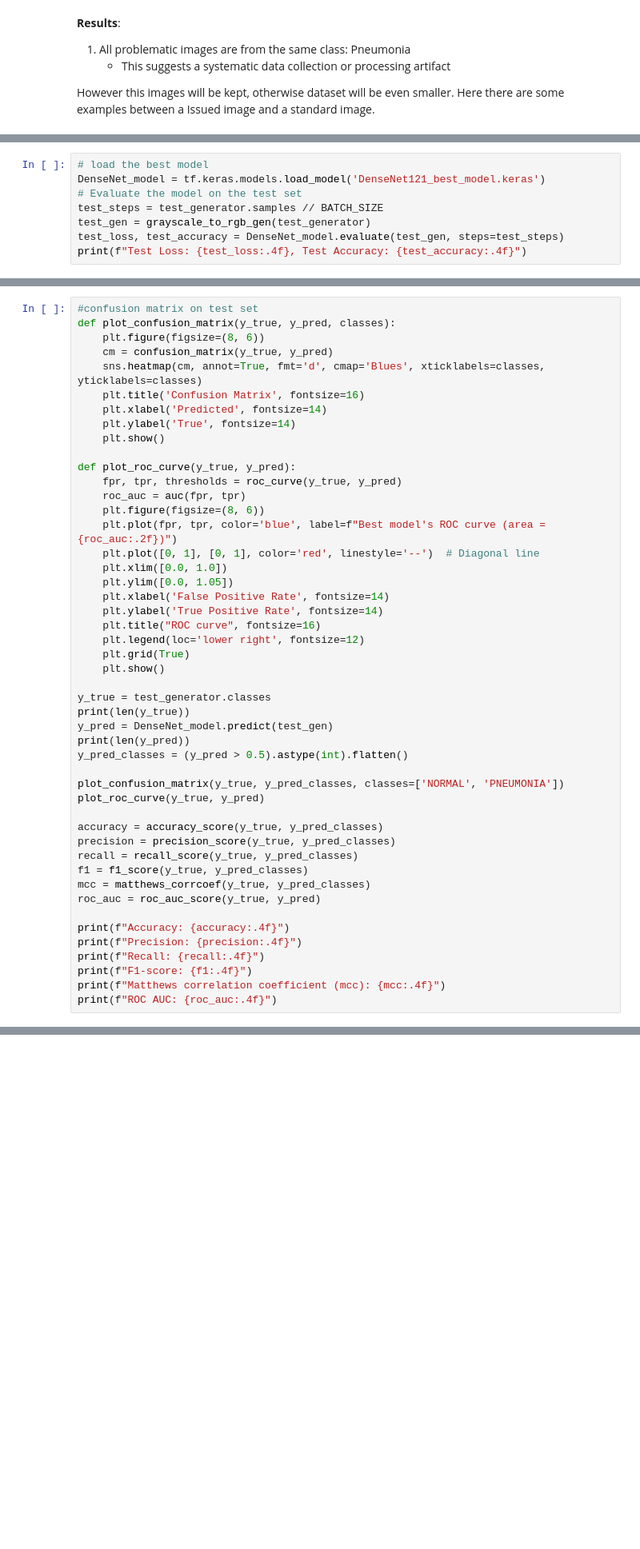
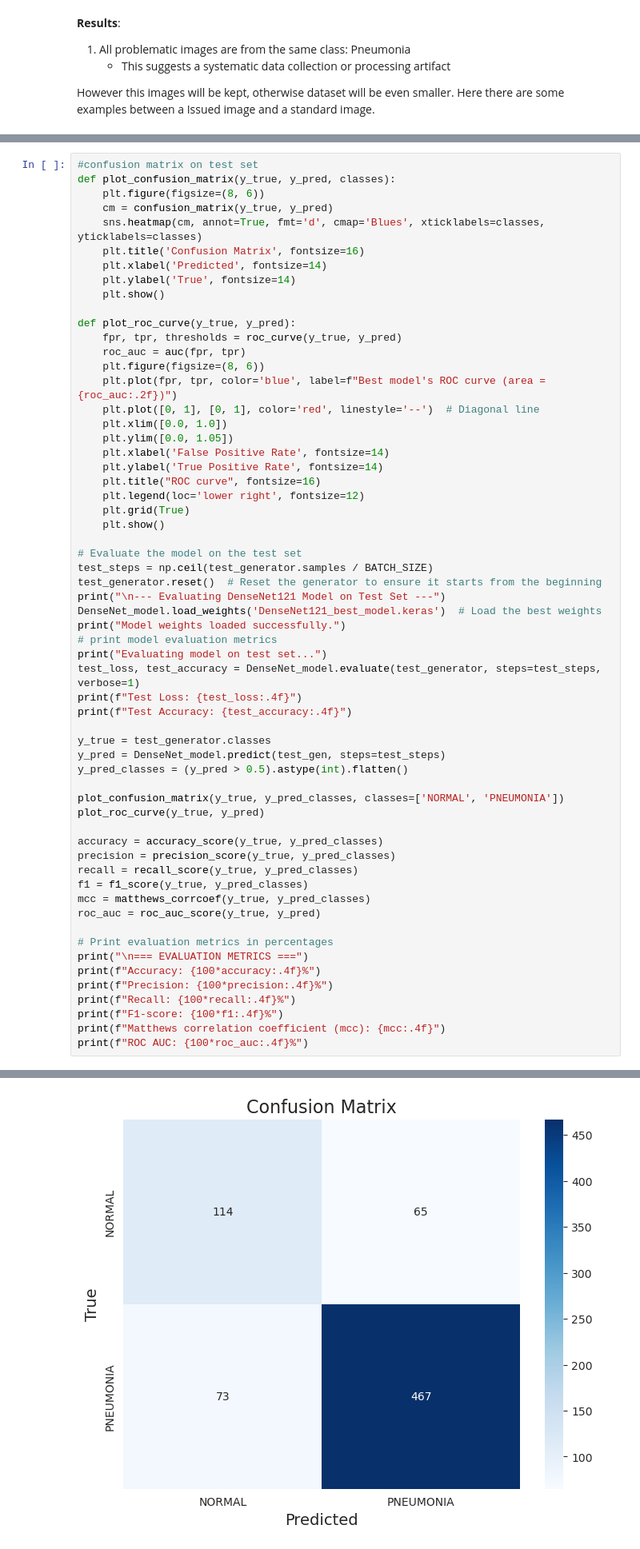
Before and after one commit to lazzerialberto/DL2025, a Jupyter notebook: project.ipynb, the cells around one changed output, grey strips where cells are left out. Shown at 80% size. Saved outputs shown, nothing was run; the diff lists cells and outputs as text; blank space fills up the shorter version.

```diff
--- a/project.ipynb
+++ b/project.ipynb
@@ -1006,8 +998,0 @@ NameError: name 'history' is not defined
-# %%
-# load the best model
-DenseNet_model = tf.keras.models.load_model('DenseNet121_best_model.keras')
-# Evaluate the model on the test set
-test_steps = test_generator.samples // BATCH_SIZE
-test_gen = grayscale_to_rgb_gen(test_generator)
-test_loss, test_accuracy = DenseNet_model.evaluate(test_gen, steps=test_steps)
-print(f"Test Loss: {test_loss:.4f}, Test Accuracy: {test_accuracy:.4f}")
@@ -1058,10 +1022,20 @@ def plot_roc_curve(y_true, y_pred):
 	plt.grid(True)
 	plt.show()
 
+# Evaluate the model on the test set
+test_steps = np.ceil(test_generator.samples / BATCH_SIZE)
+test_generator.reset()  # Reset the generator to ensure it starts from the beginning
+print("\n--- Evaluating DenseNet121 Model on Test Set ---")
+DenseNet_model.load_weights('DenseNet121_best_model.keras')  # Load the best weights
+print("Model weights loaded successfully.")
+# print model evaluation metrics
+print("Evaluating model on test set...")
+test_loss, test_accuracy = DenseNet_model.evaluate(test_generator, steps=test_steps, verbose=1)
+print(f"Test Loss: {test_loss:.4f}")
+print(f"Test Accuracy: {test_accuracy:.4f}")
+
 y_true = test_generator.classes
-print(len(y_true))
-y_pred = DenseNet_model.predict(test_gen)
-print(len(y_pred))
+y_pred = DenseNet_model.predict(test_gen, steps=test_steps)
 y_pred_classes = (y_pred > 0.5).astype(int).flatten()
 
 plot_confusion_matrix(y_true, y_pred_classes, classes=['NORMAL', 'PNEUMONIA'])
@@ -1074,10 +1048,12 @@ f1 = f1_score(y_true, y_pred_classes)
 mcc = matthews_corrcoef(y_true, y_pred_classes)
 roc_auc = roc_auc_score(y_true, y_pred)
 
-print(f"Accuracy: {accuracy:.4f}")
-print(f"Precision: {precision:.4f}")
-print(f"Recall: {recall:.4f}")
-print(f"F1-score: {f1:.4f}")
+# Print evaluation metrics in percentages
+print("\n=== EVALUATION METRICS ===")
+print(f"Accuracy: {100*accuracy:.4f}%")
+print(f"Precision: {100*precision:.4f}%")
+print(f"Recall: {100*recall:.4f}%")
+print(f"F1-score: {100*f1:.4f}%")
 print(f"Matthews correlation coefficient (mcc): {mcc:.4f}")
-print(f"ROC AUC: {roc_auc:.4f}")
+print(f"ROC AUC: {100*roc_auc:.4f}%")
 # %% [output]
@@ -1085,0 +1061 @@ print(f"ROC AUC: {roc_auc:.4f}")
+[figure, added]
```
Also changed, not shown: parts of 8 cells of this notebook.
